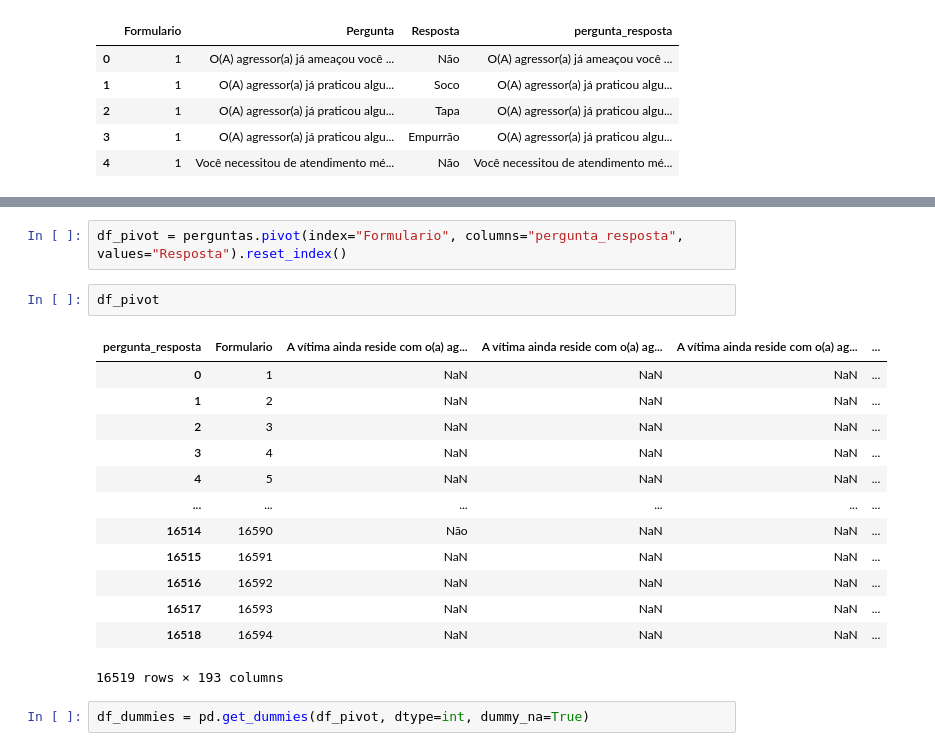
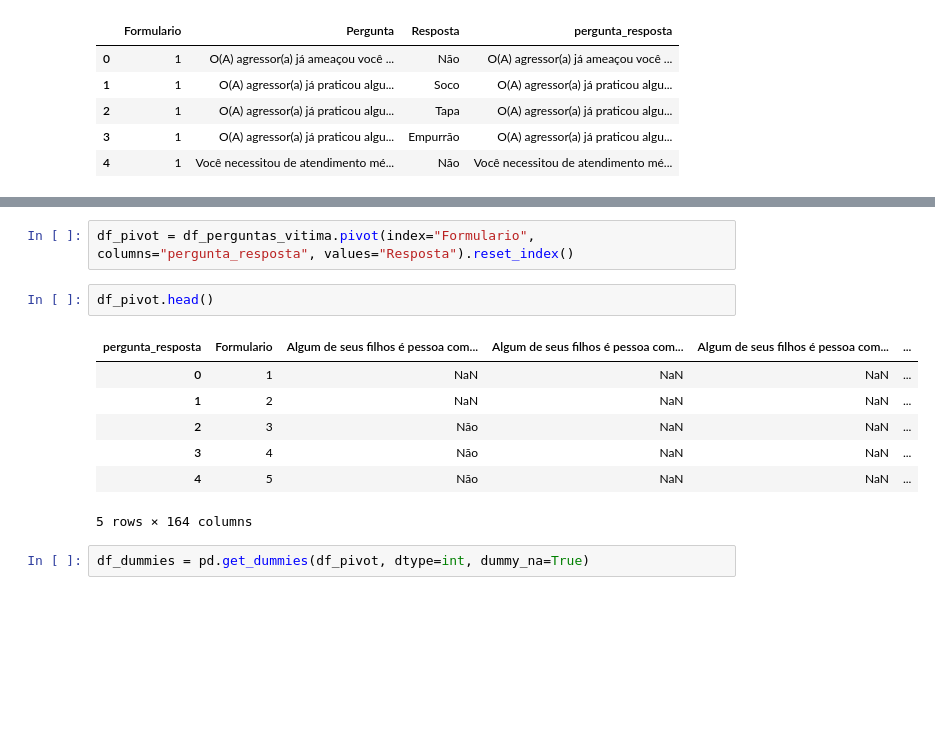
Before and after one commit to PedroJoas/Laborat-rio-de-Ci-ncia-de-Dados, a Jupyter notebook: trabalhos_praticos/Trabalho 3/TratamentoDataset.ipynb, the cells around one changed output, grey strips where cells are left out. Drawn from its saved outputs; the diff is of its cells as text; blank space fills up the shorter version.

```diff
--- a/trabalhos_praticos/Trabalho 3/TratamentoDataset.ipynb
+++ b/trabalhos_praticos/Trabalho 3/TratamentoDataset.ipynb
@@ -116,21 +55,15 @@ df_encoded
 # %%
-df_pivot = perguntas.pivot(index="Formulario", columns="pergunta_resposta", values="Resposta").reset_index()
+df_pivot = df_perguntas_vitima.pivot(index="Formulario", columns="pergunta_resposta", values="Resposta").reset_index()
 # %%
-df_pivot
+df_pivot.head()
 # %% [output]
-| pergunta_resposta | Formulario | A vítima ainda reside com o(a) ag... | A vítima ainda reside com o(a) ag... | A vítima ainda reside com o(a) ag... | ... |
+| pergunta_resposta | Formulario | Algum de seus filhos é pessoa com... | Algum de seus filhos é pessoa com... | Algum de seus filhos é pessoa com... | ... |
 | 0 | 1 | NaN | NaN | NaN | ... |
 | 1 | 2 | NaN | NaN | NaN | ... |
-| 2 | 3 | NaN | NaN | NaN | ... |
-| 3 | 4 | NaN | NaN | NaN | ... |
-| 4 | 5 | NaN | NaN | NaN | ... |
-| ... | ... | ... | ... | ... | ... |
-| 16514 | 16590 | Não | NaN | NaN | ... |
-| 16515 | 16591 | NaN | NaN | NaN | ... |
-| 16516 | 16592 | NaN | NaN | NaN | ... |
-| 16517 | 16593 | NaN | NaN | NaN | ... |
-| 16518 | 16594 | NaN | NaN | NaN | ... |
+| 2 | 3 | Não | NaN | NaN | ... |
+| 3 | 4 | Não | NaN | NaN | ... |
+| 4 | 5 | Não | NaN | NaN | ... |
-16519 rows × 193 columns
+5 rows × 164 columns
 # %%
 df_dummies = pd.get_dummies(df_pivot, dtype=int, dummy_na=True)
 # %%
```
Also changed, not shown: parts of 31 cells of this notebook, 2 other files.
